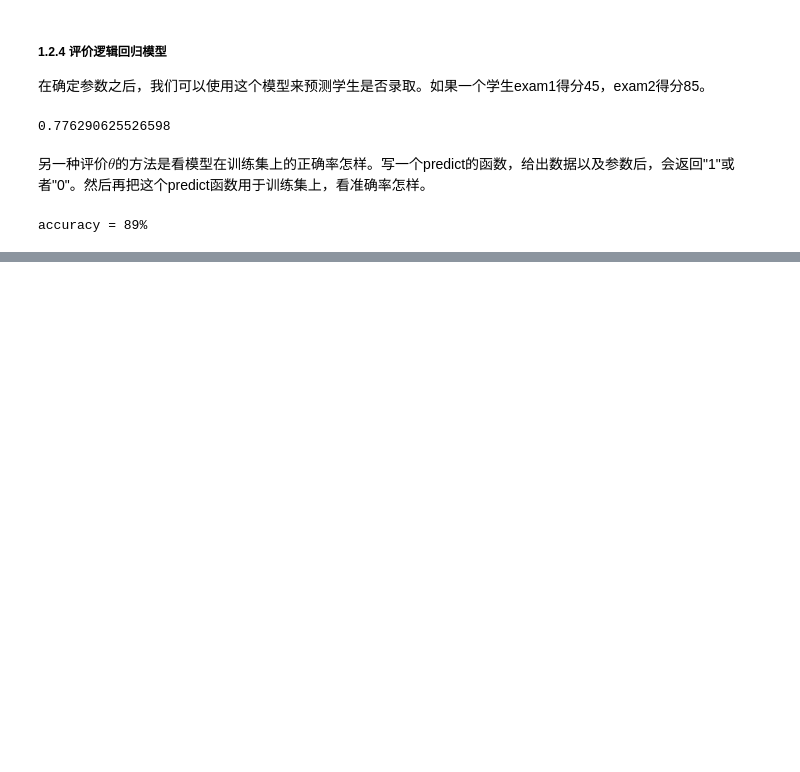
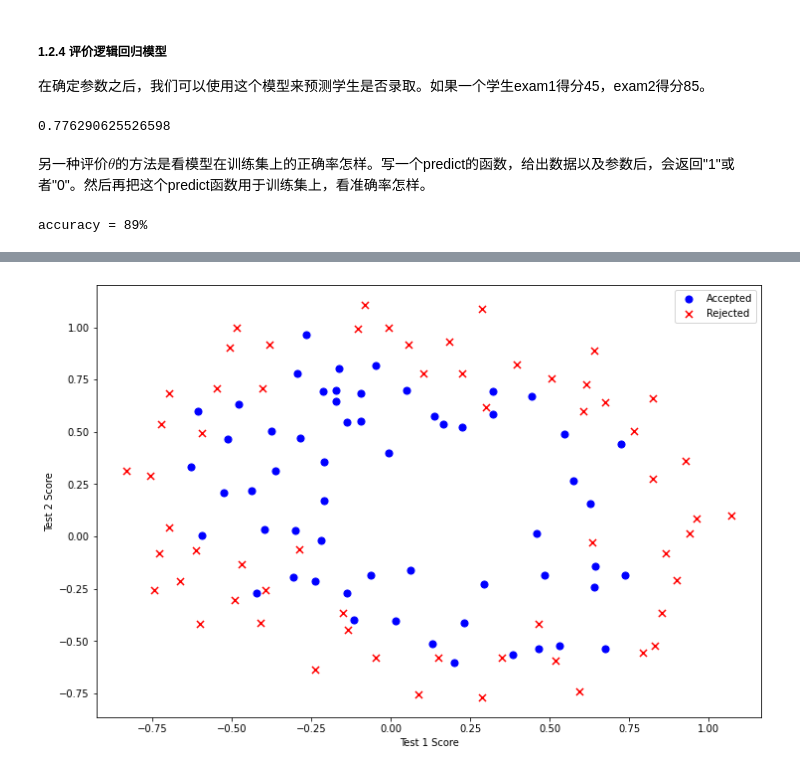
Before and after one commit to FCBleomessi10/NG-MachineLearning-python, a Jupyter notebook: 逻辑回归、正则化/逻辑回归、正则化.ipynb, the cells around one changed output, grey strips where cells are left out. Drawn from its saved outputs; the diff is of its cells as text; code cells hidden in the pictures; blank space fills up the shorter version.

```diff
--- a/逻辑回归、正则化/逻辑回归、正则化.ipynb
+++ b/逻辑回归、正则化/逻辑回归、正则化.ipynb
@@ -178,0 +187,4 @@ accuracy = 89%
+# %%
+path = 'ex2data2.txt'
+data_init = pd.read_csv(path, header=None, names=['Test 1', 'Test 2', 'Accepted'])
+data_init.head()
@@ -178,0 +198,13 @@ accuracy = 89%
+# %%
+positive2 = data_init[data_init['Accepted'].isin([1])]
+negative2 = data_init[data_init['Accepted'].isin([0])]
+
+fig, ax = plt.subplots(figsize=(12, 8))
+ax.scatter(positive2['Test 1'], positive2['Test 2'], s=50, c='b', marker='o', label='Accepted')
+ax.scatter(negative2['Test 1'], negative2['Test 2'], s=50, c='r', marker='x', label='Rejected')
+ax.legend()
+ax.set_xlabel('Test 1 Score')
+ax.set_ylabel('Test 2 Score')
+plt.show()
+# %% [output]
+[figure, added]
```
Also changed, not shown: parts of 6 cells of this notebook.
